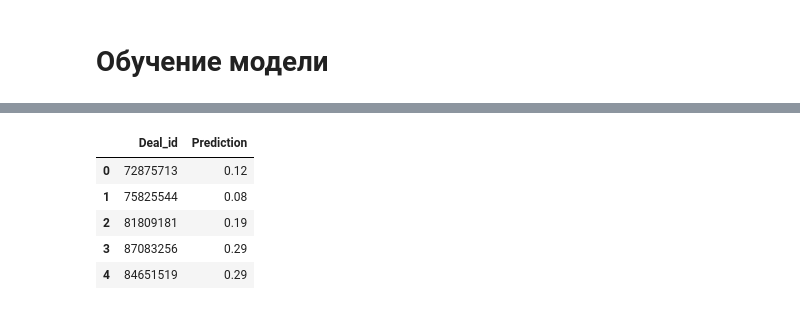
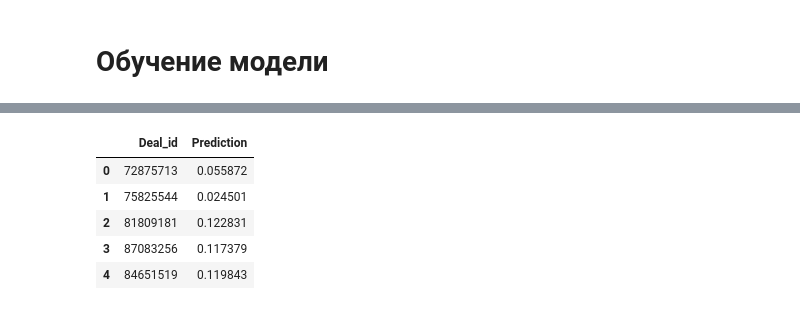
Before and after one commit to mmeshok/for_resume, a Jupyter notebook: dwarf_tavern/dwarf_tavern.ipynb, the cells around one changed output, grey strips where cells are left out. Saved outputs shown, nothing was run; the diff lists cells and outputs as text; code cells hidden in the pictures.

```diff
--- a/dwarf_tavern/dwarf_tavern.ipynb
+++ b/dwarf_tavern/dwarf_tavern.ipynb
@@ -271,0 +262,12 @@ Learning rate set to 0.015324
+# %%
+# Применим StandartScaler
+from sklearn.preprocessing import StandardScaler
+from sklearn.compose import ColumnTransformer
+
+t = ColumnTransformer(transformers=[("scaler", StandardScaler(), num_cols)], remainder='passthrough')
+# %%
+# Трансофрмер возвращает np.ndarray, обратно преобразуем данные в DataFrame
+columns = num_cols + cat_cols
+X_train = pd.DataFrame(t.fit_transform(X_train), columns=columns)
+X_test = pd.DataFrame(t.transform(X_test), columns=columns)
+X_train.head()
@@ -271,0 +281,4 @@ Learning rate set to 0.015324
+# %%
+# Обучим catboost classifier
+catboost = CatBoostClassifier(cat_features=cat_cols, task_type='GPU', max_depth=1, learning_rate=0.01, n_estimators=3000)
+catboost.fit(X_train, y_train)
@@ -275,0 +308,4 @@ ROC-AUC: 0.660
+# %%
+# Тренируем модель на всех данных
+X = pd.DataFrame(t.fit_transform(X), columns=columns)
+catboost.fit(X, Y)
@@ -276,15 +331,17 @@ ROC-AUC: 0.660
 # %%
-XX_test = df_test.drop(['Deal_id'], axis=1)
+# Предсказываем значения для тестовых данных
+test_data = pd.DataFrame(t.fit_transform(df_test.drop(['Deal_id'], axis=1)), columns=columns)
+
 
 submission = df_test['Deal_id'].copy().to_frame()
-submission['Prediction'] = model.predict_proba(XX_test)[:, 1]
+submission['Prediction'] = catboost.predict_proba(test_data)[:, 1]
 
 submission.head()
 # %% [output]
 |  | Deal_id | Prediction |
-| 0 | 72875713 | 0.12 |
-| 1 | 75825544 | 0.08 |
-| 2 | 81809181 | 0.19 |
-| 3 | 87083256 | 0.29 |
-| 4 | 84651519 | 0.29 |
+| 0 | 72875713 | 0.055872 |
+| 1 | 75825544 | 0.024501 |
+| 2 | 81809181 | 0.122831 |
+| 3 | 87083256 | 0.117379 |
+| 4 | 84651519 | 0.119843 |
 # %%
```
Also changed, not shown: parts of 21 cells of this notebook, 1 other file.
